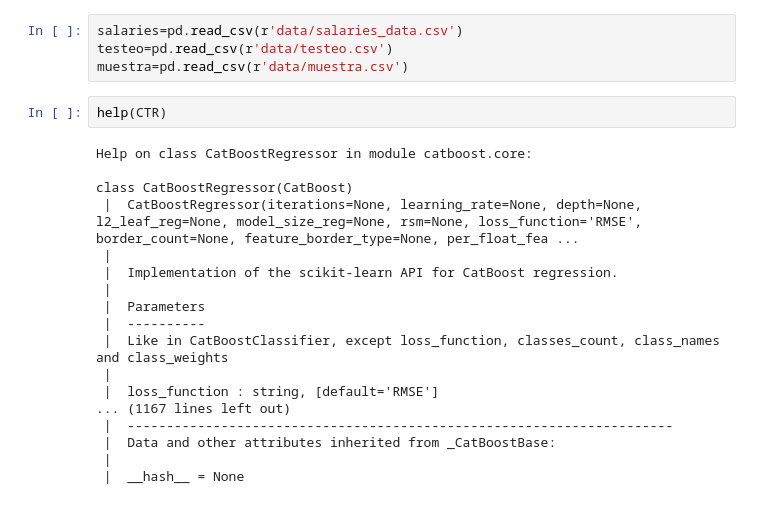
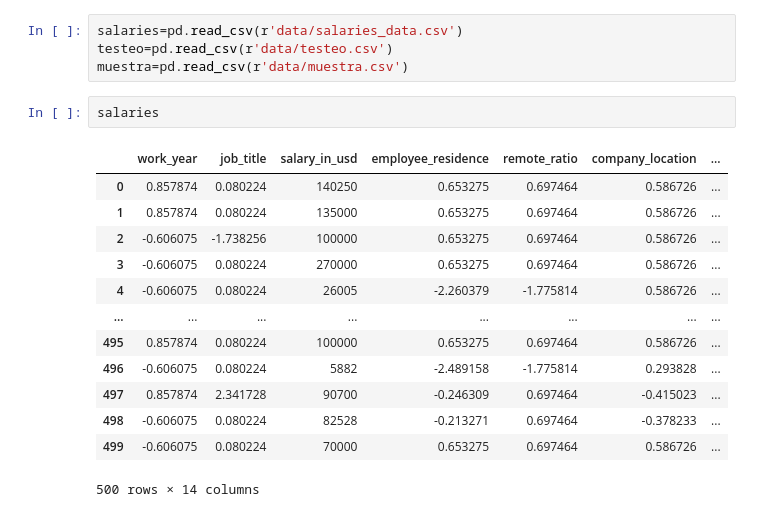
Before and after one commit to OrianAmpuero/Kaggle_Competition, a Jupyter notebook: Untitled.ipynb, the cells around one changed output. Saved outputs shown, nothing was run; the diff lists cells and outputs as text.

```diff
--- a/Untitled.ipynb
+++ b/Untitled.ipynb
@@ -62,23 +93,19 @@ def ml1():
 salaries=pd.read_csv(r'data/salaries_data.csv')
 testeo=pd.read_csv(r'data/testeo.csv')
 muestra=pd.read_csv(r'data/muestra.csv')
-# %%
-help(CTR)
-# %% [output]
-Help on class CatBoostRegressor in module catboost.core:
-
-class CatBoostRegressor(CatBoost)
- |  CatBoostRegressor(iterations=None, learning_rate=None, depth=None, l2_leaf_reg=None, model_size_reg=None, rsm=None, loss_function='RMSE', border_count=None, feature_border_type=None, per_float_fea ...
- |
- |  Implementation of the scikit-learn API for CatBoost regression.
- |
- |  Parameters
- |  ----------
- |  Like in CatBoostClassifier, except loss_function, classes_count, class_names and class_weights
- |
- |  loss_function : string, [default='RMSE']
-... (1167 lines left out)
- |  ----------------------------------------------------------------------
- |  Data and other attributes inherited from _CatBoostBase:
- |
- |  __hash__ = None
+# %%
+salaries
+# %% [output]
+|  | work_year | job_title | salary_in_usd | employee_residence | remote_ratio | company_location | ... |
+| 0 | 0.857874 | 0.080224 | 140250 | 0.653275 | 0.697464 | 0.586726 | ... |
+| 1 | 0.857874 | 0.080224 | 135000 | 0.653275 | 0.697464 | 0.586726 | ... |
+| 2 | -0.606075 | -1.738256 | 100000 | 0.653275 | 0.697464 | 0.586726 | ... |
+| 3 | -0.606075 | 0.080224 | 270000 | 0.653275 | 0.697464 | 0.586726 | ... |
+| 4 | -0.606075 | 0.080224 | 26005 | -2.260379 | -1.775814 | 0.586726 | ... |
+| ... | ... | ... | ... | ... | ... | ... | ... |
+| 495 | 0.857874 | 0.080224 | 100000 | 0.653275 | 0.697464 | 0.586726 | ... |
+| 496 | -0.606075 | 0.080224 | 5882 | -2.489158 | -1.775814 | 0.293828 | ... |
+| 497 | 0.857874 | 2.341728 | 90700 | -0.246309 | 0.697464 | -0.415023 | ... |
+| 498 | -0.606075 | 0.080224 | 82528 | -0.213271 | 0.697464 | -0.378233 | ... |
+| 499 | -0.606075 | 0.080224 | 70000 | 0.653275 | 0.697464 | 0.586726 | ... |
+500 rows × 14 columns
```
Also changed, not shown: parts of 48 cells of this notebook, 4 other files.
